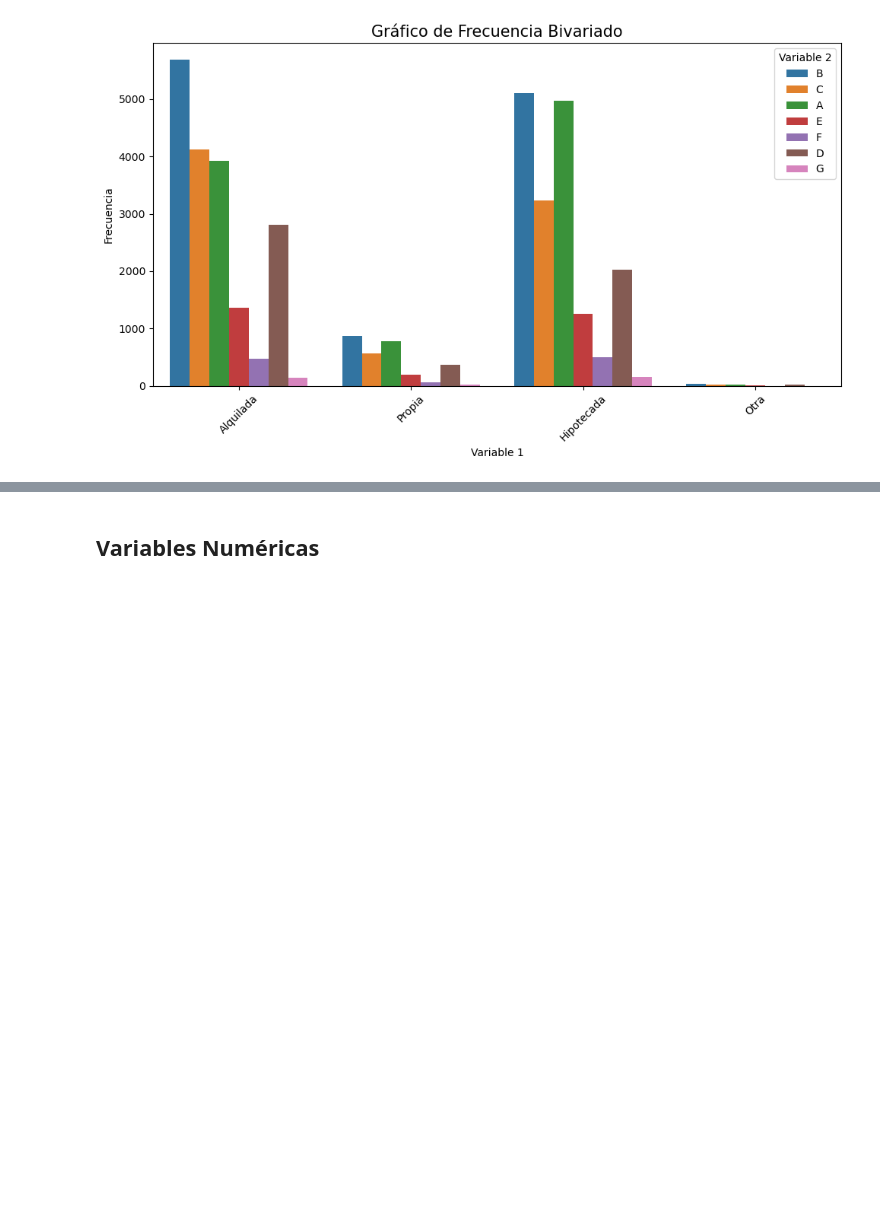
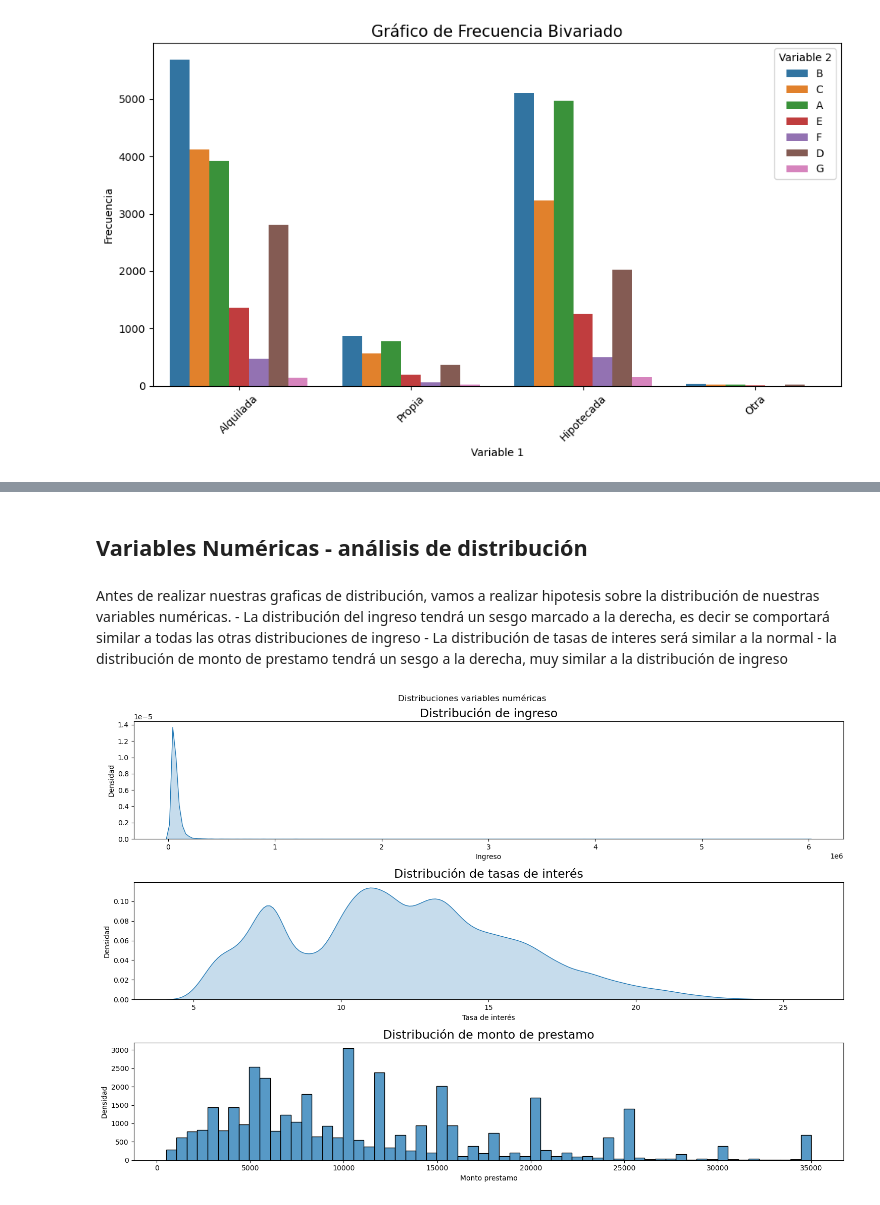
Before and after one commit to SoyJuanDuenas/Amount_loan_ML_Model, a Jupyter notebook: Untitled.ipynb, the cells around one changed output, grey strips where cells are left out. Cells and saved outputs as stored; diff of their text form; code cells hidden in the pictures; blank space fills up the shorter version.

Commit message:
(update) numerical variables analysis

```diff
--- a/Untitled.ipynb
+++ b/Untitled.ipynb
@@ -20,3 +20,9 @@ data.head()
 | 2 | 890229 | Pagado | 12252.0 | No Verificado | 10+ años | Alquilada | ... |
 | 3 | 527512 | Pagado | 49200.0 | Verificado desde la fuente | 10+ años | Alquilada | ... |
 | 4 | 968072 | Pagado | 80000.0 | Verificado desde la fuente | 1 año | Alquilada | ... |
+# %%
+#Volvemos tasa de interes una variable numerica
+
+for i in range(len(data["tasa_interes"])):
+    data["tasa_interes"][i] = data["tasa_interes"][i][:-1]
+data.head()
@@ -22,0 +40,3 @@ data.head()
+# %%
+data['tasa_interes'] = data['tasa_interes'].astype(float)
+data.info()
@@ -192,2 +237,40 @@ plt.show()
 # %% [markdown]
-## Variables Numéricas
+## Variables Numéricas - análisis de distribución
+# %% [markdown]
+Antes de realizar nuestras graficas de distribución, vamos a realizar hipotesis sobre la distribución de nuestras variables numéricas.
+    - La distribución del ingreso tendrá un sesgo marcado a la derecha, es decir se comportará similar
+      a todas las otras distribuciones de ingreso
+    - La distribución de tasas de interes será similar a la normal
+    - la distribución de monto de prestamo tendrá un sesgo a la derecha, muy similar a la distribución
+      de ingreso
+# %%
+#Iniciamos graficando la distribución de cada una de nuestras variables numéricas
+
+plt.figure(figsize=(15, 10))
+plt.suptitle('Distribuciones variables numéricas')
+
+# Subplot 1 - Distribución de ingreso_anual
+plt.subplot(3, 1, 1)
+sns.kdeplot(data['ingreso_anual'], fill=True)
+plt.title('Distribución de ingreso', size=17)
+plt.xlabel('Ingreso')
+plt.ylabel('Densidad')
+
+# Subplot 2 - Distribución de tasa_interes
+plt.subplot(3, 1, 2)
+sns.kdeplot(data['tasa_interes'], fill=True)
+plt.title('Distribución de tasas de interés', size=17)
+plt.xlabel('Tasa de interés')
+plt.ylabel('Densidad')
+
+plt.subplot(3, 1, 3)
+sns.histplot(data['cantidad_credito'])
+plt.title('Distribución de monto de prestamo', size=17)
+plt.xlabel('Monto prestamo')
+plt.ylabel('Densidad')
+
+
+plt.tight_layout()
+plt.show()
+# %% [output]
+[figure, added]
```
Also changed, not shown: parts of 8 cells of this notebook.
